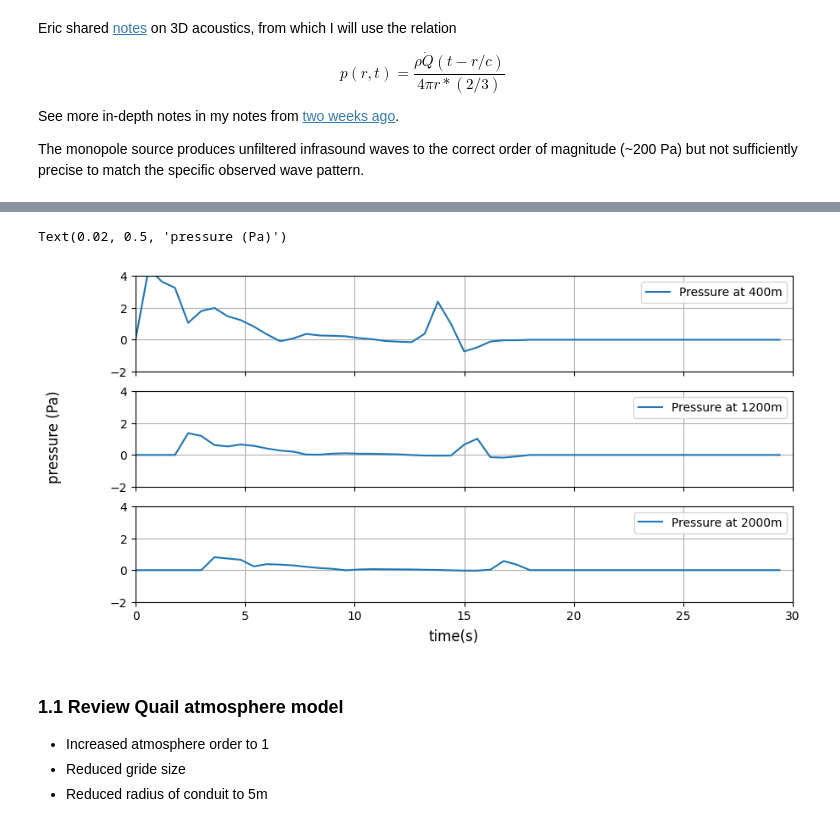
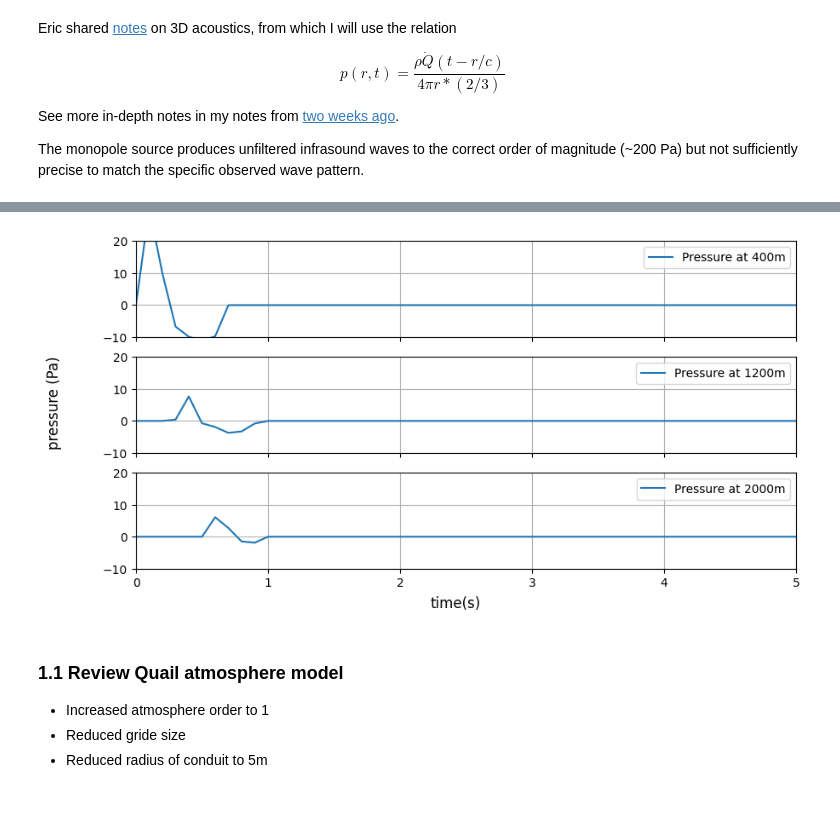
Before and after one commit to paxtonsc/volcano-sims, a Jupyter notebook: notebooks/2025.05.19.experiments.ipynb, the cells around one changed output, grey strips where cells are left out. Cells and saved outputs as stored; diff of their text form; code cells hidden in the pictures.

```diff
--- a/notebooks/2025.05.19.experiments.ipynb
+++ b/notebooks/2025.05.19.experiments.ipynb
@@ -29,17 +31,9 @@ import matplotlib.pyplot as plt
 
 plt.rcParams['animation.ffmpeg_path'] = '/opt/homebrew/bin/ffmpeg'
 
-folder_name = "simple_eruption_model"
-file_name = "tungurahua_atmosphere_1"
-iterations = 1000
-END_TIME = 30
+folder_name = "eruption_model"
+file_name = "tungurahua_rad_5_v22_conduit"
+ITERS = 100
+D_ITERS = 1
+END_TIME = 20
 C0 = 320 # m/s at 5000m
-# %%
-import matplotlib.pyplot as plt
-import matplotlib.animation as animation
-plt.rcParams['animation.ffmpeg_path'] = '/opt/homebrew/bin/ffmpeg'
-
-solver_func = get_local_solver_from_index_func(folder_name, file_name)
-ani = animate_conduit_pressure(solver_func, iterations=iterations, d_iterations=20, viscosity_index=1, wall_friction_index=5, max_velocity=100, max_slip=60, max_tau=0.1, max_pressure=50, max_speed_of_sound=100, max_water=20, max_density=5e3, max_fragmentation=5000, max_crystal=100, max_viscosity=1)
-
-HTML(ani.to_html5_video())
@@ -62,9 +54,9 @@ solver_func = get_local_solver_from_index_func(folder_name, file_name)
 
 u_vec = []
 t_vec = []
-R = 5 # m
+R = 10 # m
 
-for i in range(0, int(iterations), 20):
+for i in range(0, ITERS, D_ITERS):
     solver = solver_func(i)
     momentum = solver.state_coeffs[:,:,solver.physics.get_momentum_slice()]
     rho = np.sum(solver.state_coeffs[:, :, solver.physics.get_mass_slice()],axis=2,keepdims=True)
@@ -90,7 +82,7 @@ Y = np.linspace(y_low, y_upper, N)
 # Set up the figure and axis
 fig, ax = plt.subplots()
 im = ax.imshow(pressure_array[0], extent=[x_low, x_upper, y_low, y_upper],
-               aspect='auto', cmap='jet', origin='lower', vmin=0, vmax=50)
+               aspect='auto', cmap='jet', origin='lower', vmin=-50, vmax=100)
 plt.colorbar(im, label='Pressure (Pa)')
 ax.set_xlabel('X (m)')
 ax.set_ylabel('Y (m)')
@@ -119,8 +111,8 @@ def update(t_idx):
 
 # Create animation
 ani = FuncAnimation(fig, update, init_func=init, frames=np.asarray(t_vec),
-                    interval=200, blit=True)
-
+                    interval=100, blit=True)
+ani.save(f'{BASE_PATH}/volcano_sims/notebooks/animations/monopole_eruption_model.mp4', writer='ffmpeg', fps=10)
 display(HTML(ani.to_html5_video()))
 plt.close(fig)  # Clean up
 # %% [output]
@@ -128,24 +120,27 @@ plt.close(fig)  # Clean up
 # %%
 x_idx = np.argmin(np.abs(X - 2000))
 y_idx = np.argmin(np.abs(Y))
 
 fig, axes = plt.subplots(nrows=3, ncols=1, figsize=(10, 5), sharex=True)
 
 axes[2].plot(t_vec, pressure_array[:, y_idx, np.argmin(np.abs(X - 2000))], label="Pressure at 2000m")
 axes[1].plot(t_vec, pressure_array[:, y_idx, np.argmin(np.abs(X - 1200))], label="Pressure at 1200m")
 axes[0].plot(t_vec, pressure_array[:, y_idx, np.argmin(np.abs(X - 400))], label="Pressure at 400m")
 
 for i, ax in enumerate(axes):
     ax.legend(loc='upper right')
     ax.grid(True)
-    ax.set_ylim(-2, 4)
-    ax.set_xlim(0, 30)
+    ax.set_ylim(-10, 20)
+    ax.set_xlim(0, 5)
 
 fig.supxlabel("time(s)")
 fig.supylabel("pressure (Pa)")
+
+plt.savefig(f'{BASE_PATH}/volcano_sims/notebooks/charts/monopole_eruption_model_pressure_vs_time.png', dpi=300, bbox_inches='tight')
+plt.show()
+plt.close()
 # %% [output]
-Text(0.02, 0.5, 'pressure (Pa)')
-[figure, old version]
+[figure, new version]
 # %% [markdown]
 ### 1.1 Review Quail atmosphere model
 - Increased atmosphere order to 1
```
Also changed, not shown: parts of 10 cells of this notebook, 20 other files.
